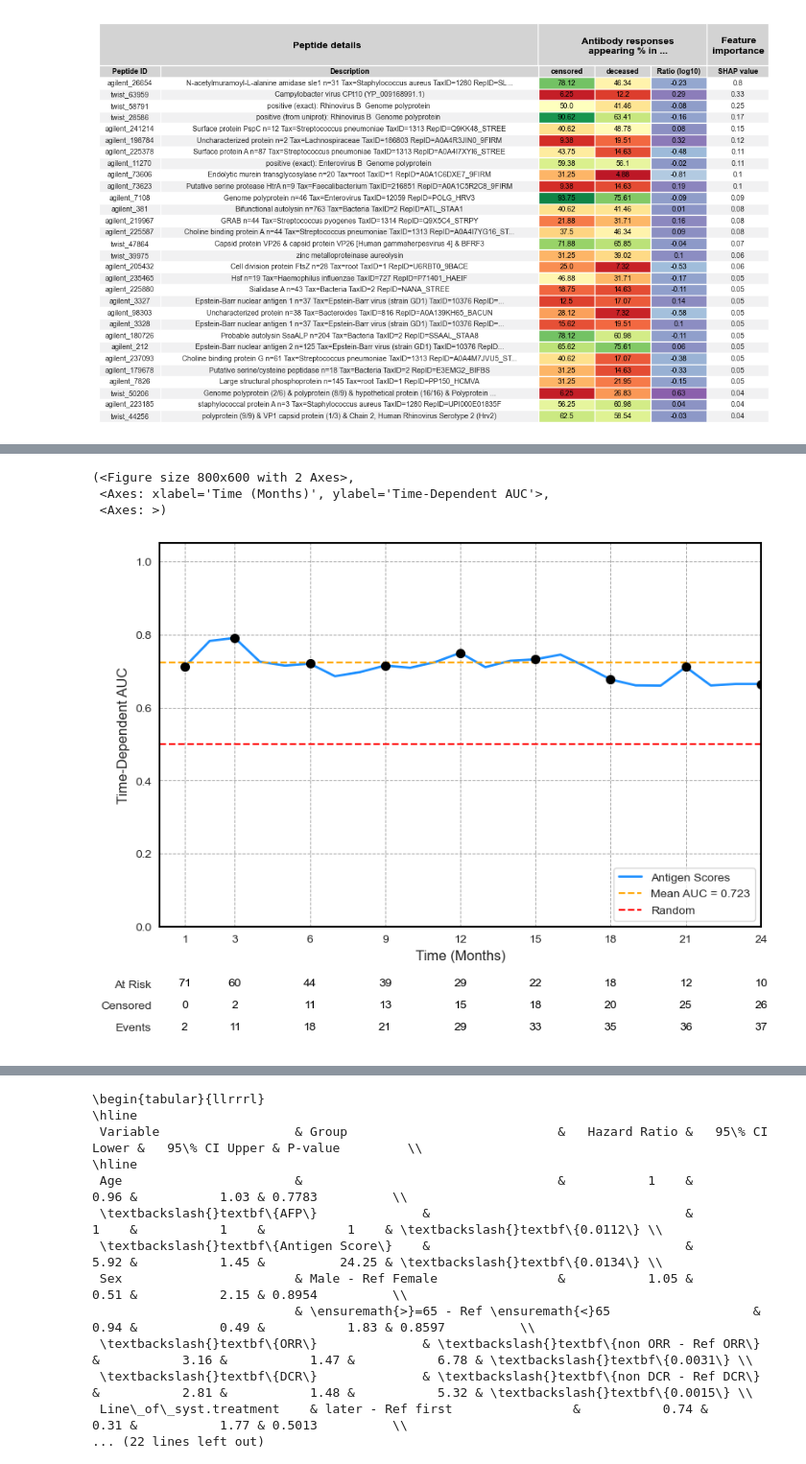
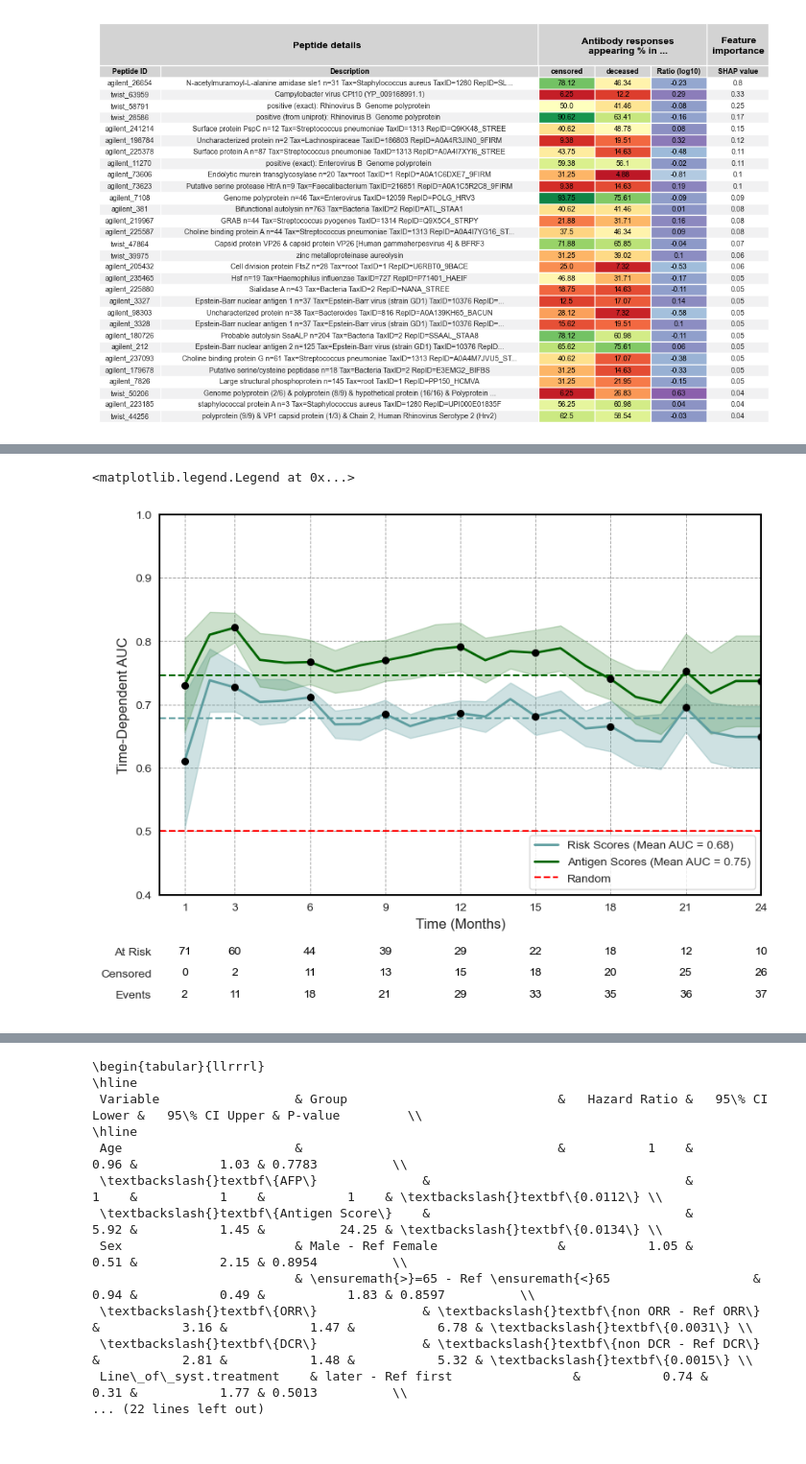
Before and after one commit to csReynaB/HCC-MUW, a Jupyter notebook: renestedCV_analysis.ipynb, the cells around one changed output, grey strips where cells are left out. Shown at 96% size. Cells and saved outputs as stored; diff of their text form; code cells hidden in the pictures.

```diff
--- a/renestedCV_analysis.ipynb
+++ b/renestedCV_analysis.ipynb
@@ -2692,18 +2680,37 @@ for valid_idx in results['validation_indices_train']:
-# %%
-auc_antigen_values_train, mean_auc_antigen_train, samples_at_risk_train = calculate_time_dependent_auc(y_time_train,
-                                                                                       y_time_train,
-                                                                                       antigen_scores_time_event_train['Antigen Score (Scaled)'],
-                                                                                       max_time_point=24,
-                                                                                       time_points_highlight=range(1,25),
-                                                                                       num_points=50, buffer=0.001)
-#auc_values_train[np.where(np.isin(time_points_train, time_points_highlight_train ))]
-plot_time_dependent_auc(auc_antigen_values_train.loc[range(1,25)], samples_at_risk_train,
-                                                    mean_auc=mean_auc_antigen_train,
-                                                    time_points_highlight=time_points_highlight_train,
-                                                    time_measure = "Months", color_auc="dodgerblue", color_mean="orange", labels=["Antigen Scores", f"Mean AUC = {mean_auc_antigen_train:.3f}", "Random"], #max_time_point = 24,
-                                                    figures_dir = config.figures_dir, save_fig=False, suffix_file =f'antigenScore_trainingSet_allData_{number_peptides}')
-# %% [output]
-(<Figure size 800x600 with 2 Axes>,
- <Axes: xlabel='Time (Months)', ylabel='Time-Dependent AUC'>,
- <Axes: >)
-[figure, removed]
+# %%
+time_points_highlight_train = np.concatenate((([1], np.arange(3, 25, step=3))))
+# Risk Scores
+se_auc_curve = time_dependent_auc_train.std() / np.sqrt(time_dependent_auc_train.shape[0])
+ci_lower =  np.asarray(time_dependent_auc_train.mean() - 1.96 * se_auc_curve, dtype=float)
+ci_upper = np.asarray(time_dependent_auc_train.mean() + 1.96 * se_auc_curve, dtype=float)
+samples_at_risk_train = calculate_samples_at_risk(y_time_train, time_points_highlight_train)
+auc_values_train = time_dependent_auc_train.mean(skipna=True)
+
+fig = plot_time_dependent_auc(auc_values_train, samples_at_risk_train,
+                        mean_auc=auc_values_train.mean(),
+                        ci_lower=ci_lower, ci_upper=ci_upper,
+                        time_points_highlight=time_points_highlight_train,
+                        time_measure = "Months", max_time_point = 24,
+                        color_auc = "CadetBlue", color_mean="CadetBlue", color_ci="CadetBlue",
+                        figures_dir = config.figures_dir, save_fig=False)
+
+# Antigen Scores
+se_auc_curve = time_dependent_auc_antigen_train.std() / np.sqrt(time_dependent_auc_antigen_train.shape[0])
+ci_lower =  np.asarray(time_dependent_auc_antigen_train.mean() - 1.96 * se_auc_curve, dtype=float)
+ci_upper = np.asarray(time_dependent_auc_antigen_train.mean() + 1.96 * se_auc_curve, dtype=float)
+auc_antigen_values_train = time_dependent_auc_antigen_train.mean(skipna=True)
+
+ax_auc = fig.get_axes()[0]
+ax_auc.plot(auc_antigen_values_train.index, auc_antigen_values_train.values, color="DarkGreen", linestyle='-', linewidth=2)
+ax_auc.axhline(y=mean_auc_antigen_train.mean(), color="DarkGreen", linestyle='--', linewidth=1.5)
+ax_auc.scatter(time_points_highlight_train, auc_antigen_values_train[time_points_highlight_train], color="black", s=30, zorder=3)
+ax_auc.fill_between(time_points, ci_lower, ci_upper, color='DarkGreen', alpha=0.2)
+ax_auc.set_ylim(0.4,1.0)
+handles = ax_auc.get_lines()
+handles=[handles[i] for i in [0, 3, 2]]
+ax_auc.legend(handles, [f"Risk Scores (Mean AUC = {auc_values_train.mean():.2f})",
+                        f"Antigen Scores (Mean AUC = {mean_auc_antigen_train.mean():.2f})",
+                        "Random"], fontsize=10, loc='lower right')
+# %% [output]
+<matplotlib.legend.Legend at 0x...>
+[figure, added]
```
Also changed, not shown: parts of 22 cells of this notebook, 10 other files.
